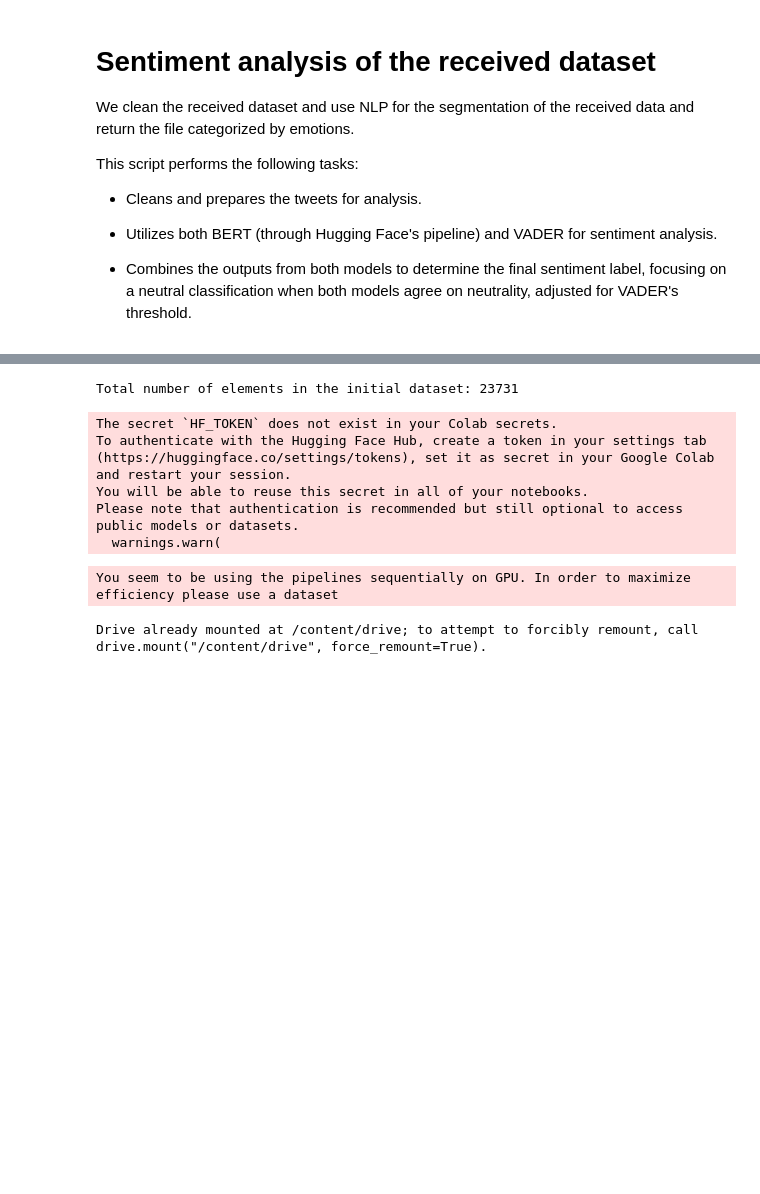
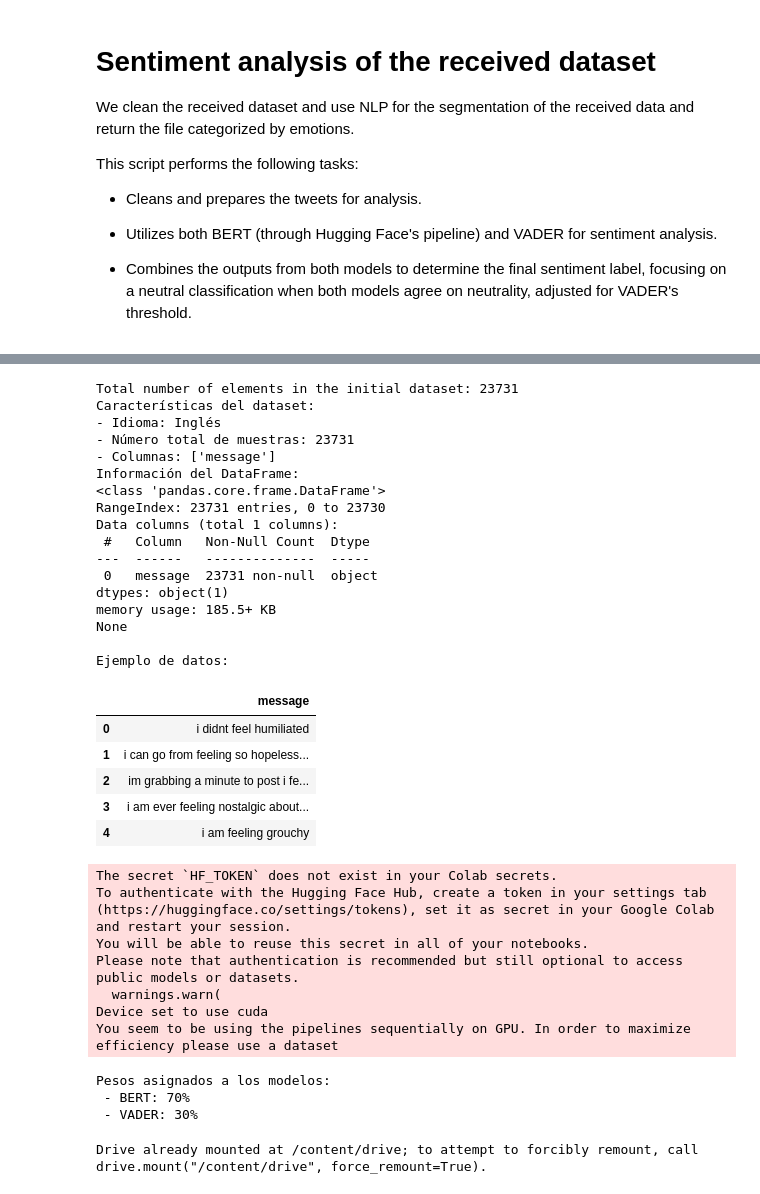
Before and after one commit to kristellu/mental_illness_pipeline, a Jupyter notebook: mental_illness_pipeline.ipynb, the cells around one changed output, grey strips where cells are left out. Cells and saved outputs as stored; diff of their text form; code cells hidden in the pictures; blank space fills up the shorter version.

```diff
--- a/mental_illness_pipeline.ipynb
+++ b/mental_illness_pipeline.ipynb
@@ -102,10 +110,28 @@ def truncate_message(text, tokenizer):
     encoded = tokenizer.encode(text, add_special_tokens=True, max_length=512, truncation=True)
     return tokenizer.decode(encoded)
 # %%
-# Read the Excel file
+
+# ================================
+# 1. Información y características del dataset
+# ================================
+# Se asume que el archivo 'dataset_eng.xlsx' contiene:
+#   - Una columna sin encabezado que corresponde a mensajes en inglés.
+#   - Número total de muestras y posibles limitaciones en la recopilación (p.ej., textos breves, ruido, etc.).
+# En este ejemplo se carga únicamente la primera columna.
 df = pd.read_excel("dataset_eng.xlsx", usecols=[0], header=None)
 df.columns = ['message']
+
 print(f"Total number of elements in the initial dataset: {len(df)}")
+
+# Mostrar características del dataset para garantizar la reproducibilidad
+print("Características del dataset:")
+print("- Idioma: Inglés")
+print(f"- Número total de muestras: {len(df)}")
+print("- Columnas:", df.columns.tolist())
+print("Información del DataFrame:")
+print(df.info())
+print("\nEjemplo de datos:")
+display(df.head())
 
 # Apply the cleaning function to the 'message' column
 df['clear_message'] = df['message'].apply(clean_message)
@@ -115,45 +141,81 @@ device = 'cuda' if torch.cuda.is_available() else 'cpu'
 
 # Load tokenizer and model specifically fine-tuned for sentiment analysis
 tokenizer = DistilBertTokenizer.from_pretrained("distilbert-base-uncased-finetuned-sst-2-english")
-sentiment_pipeline = pipeline("sentiment-analysis", model="distilbert-base-uncased-finetuned-sst-2-english", device=device, tokenizer=tokenizer, truncation=True)
+sentiment_pipeline = pipeline(
+    "sentiment-analysis",
+    model="distilbert-base-uncased-finetuned-sst-2-english",
+    device=device,
+    tokenizer=tokenizer,
+    truncation=True
+)
 
 # Perform sentiment analysis with BERT
 df['bert_sentiments'] = df['clear_message'].apply(lambda x: sentiment_pipeline(x)[0])
 
 # Instantiate and use VADER
 analyzer = SentimentIntensityAnalyzer()
 df['vader_sentiments'] = df['clear_message'].apply(lambda x: analyzer.polarity_scores(x)['compound'])
 
 # Normalize VADER scores to match BERT score scale (0 to 1)
 df['vader_normalized'] = (df['vader_sentiments'] + 1) / 2
 
 # Get BERT scores normalized (already between 0 and 1)
 df['bert_scores'] = df['bert_sentiments'].apply(lambda x: x['score'] if x['label'].lower() == 'positive' else -x['score'])
 df['bert_normalized'] = (df['bert_scores'] + 1) / 2
 
 # Combine scores with a weighted average
 weight_bert = 0.7
 weight_vader = 0.3
 df['combined_score'] = df['bert_normalized'] * weight_bert + df['vader_normalized'] * weight_vader
 
+print("\nPesos asignados a los modelos:")
+print(f" - BERT: {weight_bert*100:.0f}%")
+print(f" - VADER: {weight_vader*100:.0f}%")
+
 # Determine final sentiment from combined scores
 def combined_label(score):
     if score > 0.6:
         return 'positive'
     elif score < 0.4:
         return 'negative'
     else:
         return 'neutral'
 
 df['final_sentiment'] = df['combined_score'].apply(combined_label)
 # %% [output]
 Total number of elements in the initial dataset: 23731
+Características del dataset:
+- Idioma: Inglés
+- Número total de muestras: 23731
+- Columnas: ['message']
+Información del DataFrame:
+<class 'pandas.core.frame.DataFrame'>
+RangeIndex: 23731 entries, 0 to 23730
+Data columns (total 1 columns):
+ #   Column   Non-Null Count  Dtype
+---  ------   --------------  -----
+ 0   message  23731 non-null  object
+dtypes: object(1)
+memory usage: 185.5+ KB
+None
+
+Ejemplo de datos:
+|  | message |
+| 0 | i didnt feel humiliated |
+| 1 | i can go from feeling so hopeless... |
+| 2 | im grabbing a minute to post i fe... |
+| 3 | i am ever feeling nostalgic about... |
+| 4 | i am feeling grouchy |
 The secret `HF_TOKEN` does not exist in your Colab secrets.
 To authenticate with the Hugging Face Hub, create a token in your settings tab (https://huggingface.co/settings/tokens), set it as secret in your Google Colab and restart your session.
 You will be able to reuse this secret in all of your notebooks.
 Please note that authentication is recommended but still optional to access public models or datasets.
   warnings.warn(
+Device set to use cuda
+You seem to be using the pipelines sequentially on GPU. In order to maximize efficiency please use a dataset
-You seem to be using the pipelines sequentially on GPU. In order to maximize efficiency please use a dataset
+Pesos asignados a los modelos:
+ - BERT: 70%
+ - VADER: 30%
 # %%
 from google.colab import drive
 drive.mount('/content/drive')
```
Also changed, not shown: parts of 12 cells of this notebook.
